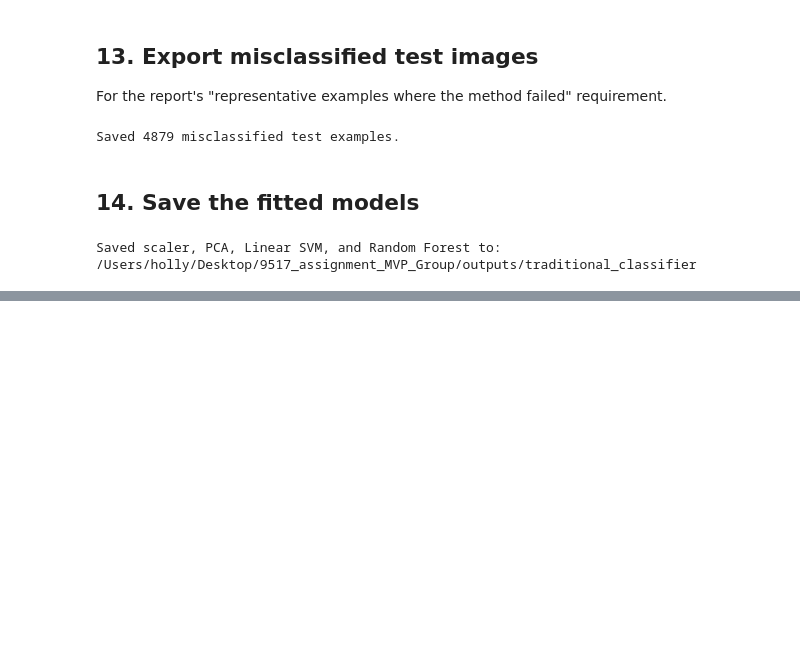
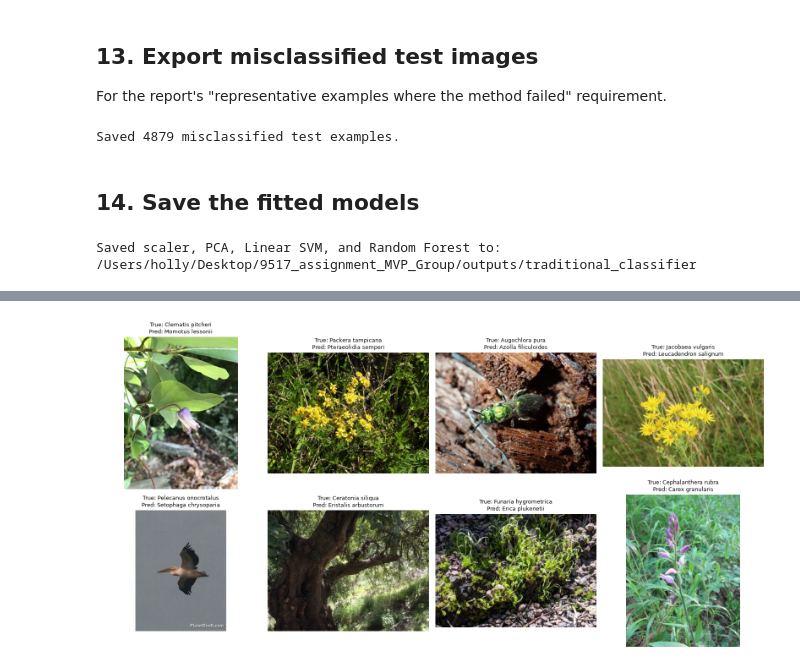
Before and after one commit to dilinganye/9517_assignment_MVP_Group, a Jupyter notebook: src/traditional/classifier/traditional_classifier.ipynb, the cells around one changed output, grey strips where cells are left out. Cells and saved outputs as stored; diff of their text form; code cells hidden in the pictures; blank space fills up the shorter version.

```diff
--- a/src/traditional/classifier/traditional_classifier.ipynb
+++ b/src/traditional/classifier/traditional_classifier.ipynb
@@ -743,3 +945,43 @@ Saved scaler, PCA, Linear SVM, and Random Forest to: /Users/holly/Desktop/9517_a
+# %%
+from PIL import Image
+
+N_EXAMPLES = 8
+rng = np.random.default_rng(config.RANDOM_SEED)
+
+if test_paths is not None:
+    incorrect_indices = np.where(incorrect_mask)[0]
+    sample_indices = rng.choice(
+        incorrect_indices,
+        size=min(N_EXAMPLES, len(incorrect_indices)),
+        replace=False,
+    )
+
+    fig, axes = plt.subplots(2, 4, figsize=(16, 8))
+
+    for ax, idx in zip(axes.ravel(), sample_indices):
+        image_path = config.DATA_RAW_ROOT / str(test_paths[idx])
+
+        with Image.open(image_path) as image:
+            ax.imshow(image.convert("RGB"))
+
+        true_name = label_to_name.get(int(y_test[idx]), str(y_test[idx]))
+        pred_name = label_to_name.get(
+            int(svm_predictions[idx]), str(svm_predictions[idx])
+        )
+
+        ax.set_title(f"True: {true_name}\nPred: {pred_name}", fontsize=9)
+        ax.axis("off")
+
+    plt.tight_layout()
+    plt.savefig(RESULTS_DIR / "svm_misclassified_examples.png", dpi=150)
+    plt.show()
+else:
+    print(
+        "This cache does not store test file_paths, so example images "
+        "cannot be shown."
+    )
+# %% [output]
+[figure, added]
 # %% [markdown]
 ## Summary
 
```
Also changed, not shown: parts of 15 cells of this notebook, 1 other file.
